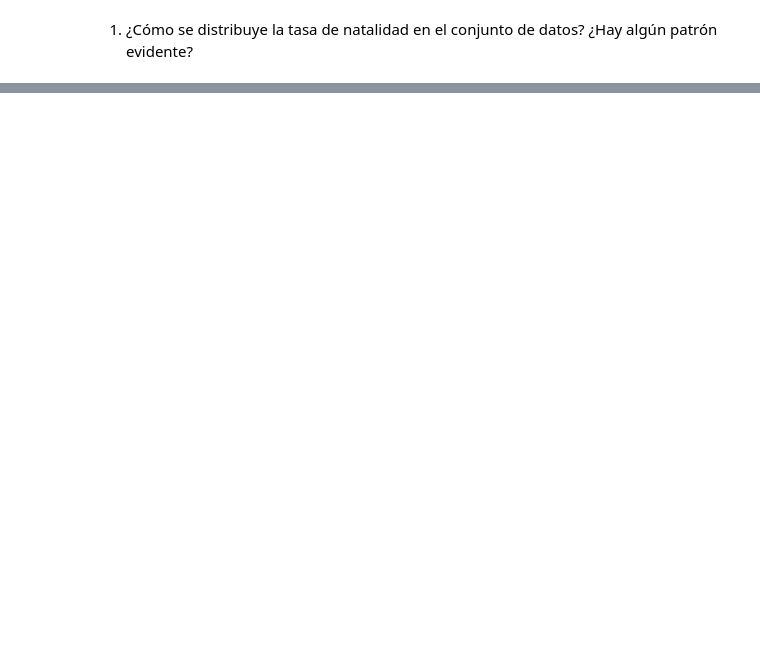
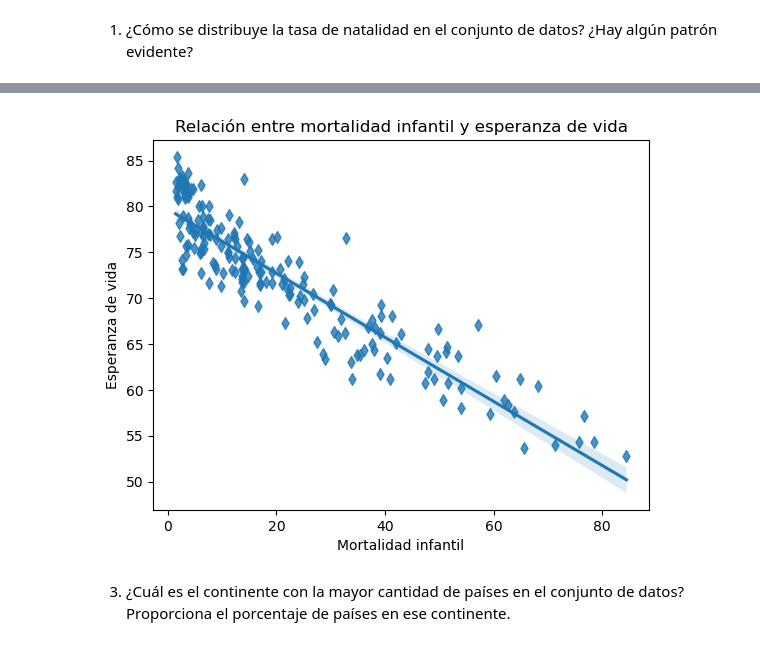
Before and after one commit to Adalab/Promo-F-da-modulo3-sprint2-pairprogramming_Reyes_Marga, a Jupyter notebook: 7_pair_visualizacion.ipynb, the cells around one changed output, grey strips where cells are left out. Cells and saved outputs as stored; diff of their text form; code cells hidden in the pictures; blank space fills up the shorter version.

```diff
--- a/7_pair_visualizacion.ipynb
+++ b/7_pair_visualizacion.ipynb
@@ -39,0 +72,14 @@ Index(['price', 'retail_price', 'units_sold', 'uses_ad_boosts', 'rating_x',
+# %%
+sns.regplot(x = "infantmortality",
+            y = "lifeexpectancy",
+            data = df_pair,
+            marker = "d")
+
+# cambiamos los nombres de los ejes
+plt.xlabel("Mortalidad infantil")
+plt.ylabel("Esperanza de vida")
+plt.title("Relación entre mortalidad infantil y esperanza de vida");
+# %% [output]
+[figure, added]
+# %% [markdown]
+3. ¿Cuál es el continente con la mayor cantidad de países en el conjunto de datos? Proporciona el porcentaje de países en ese continente.
```
Also changed, not shown: parts of 24 cells of this notebook, 1 other file.
